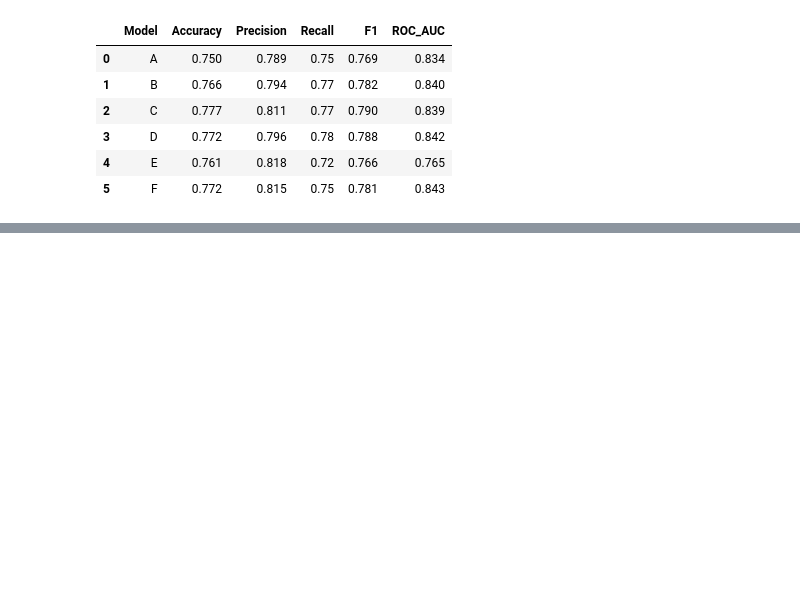
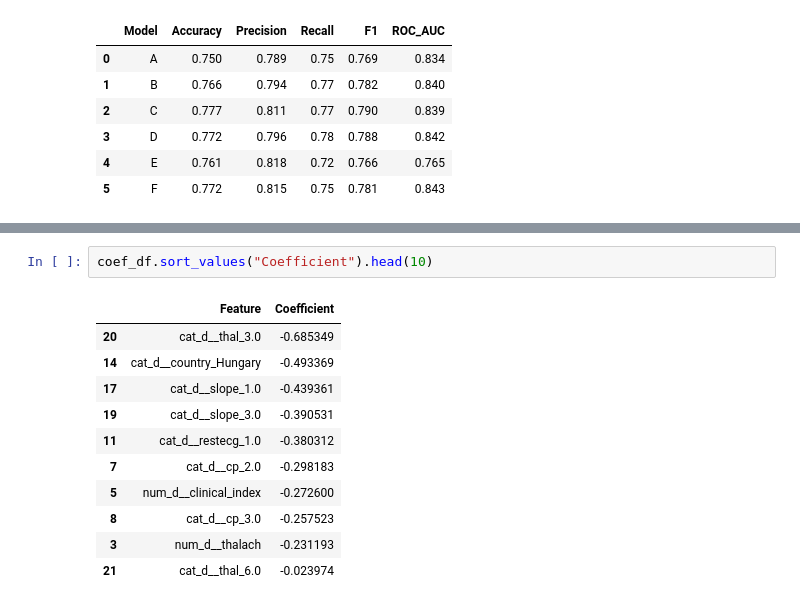
Before and after one commit to JavidNurulu/heart-disease-analysis, a Jupyter notebook: Notebooks/04_modeling.ipynb, the cells around one changed output, grey strips where cells are left out. Cells and saved outputs as stored; diff of their text form; blank space fills up the shorter version.

```diff
--- a/Notebooks/04_modeling.ipynb
+++ b/Notebooks/04_modeling.ipynb
@@ -875,0 +926,14 @@ results
+# %%
+coef_df.sort_values("Coefficient").head(10)
+# %% [output]
+|  | Feature | Coefficient |
+| 20 | cat_d__thal_3.0 | -0.685349 |
+| 14 | cat_d__country_Hungary | -0.493369 |
+| 17 | cat_d__slope_1.0 | -0.439361 |
+| 19 | cat_d__slope_3.0 | -0.390531 |
+| 11 | cat_d__restecg_1.0 | -0.380312 |
+| 7 | cat_d__cp_2.0 | -0.298183 |
+| 5 | num_d__clinical_index | -0.272600 |
+| 8 | cat_d__cp_3.0 | -0.257523 |
+| 3 | num_d__thalach | -0.231193 |
+| 21 | cat_d__thal_6.0 | -0.023974 |
```
Also changed, not shown: parts of 9 cells of this notebook.
